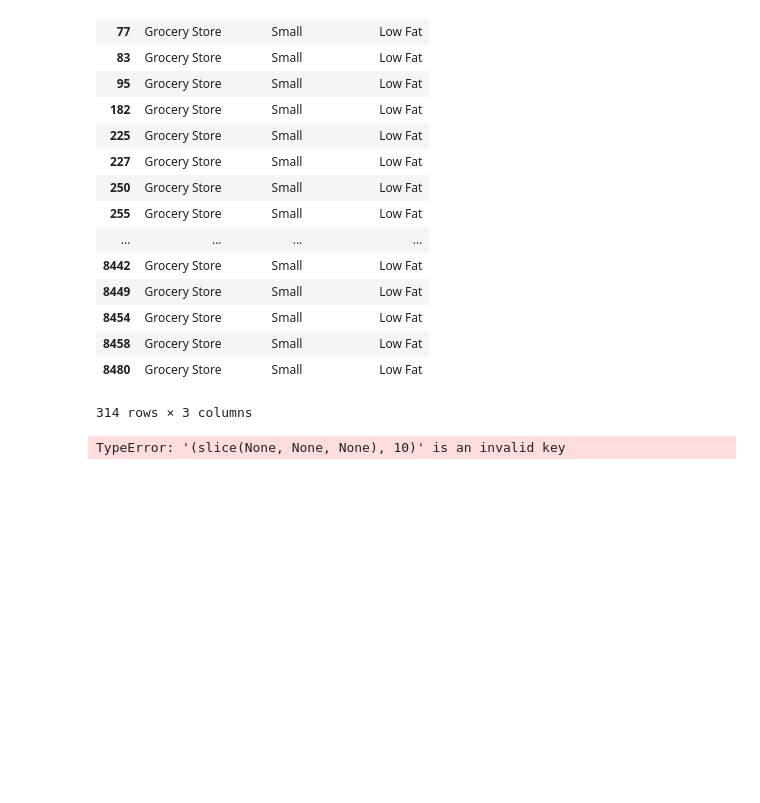
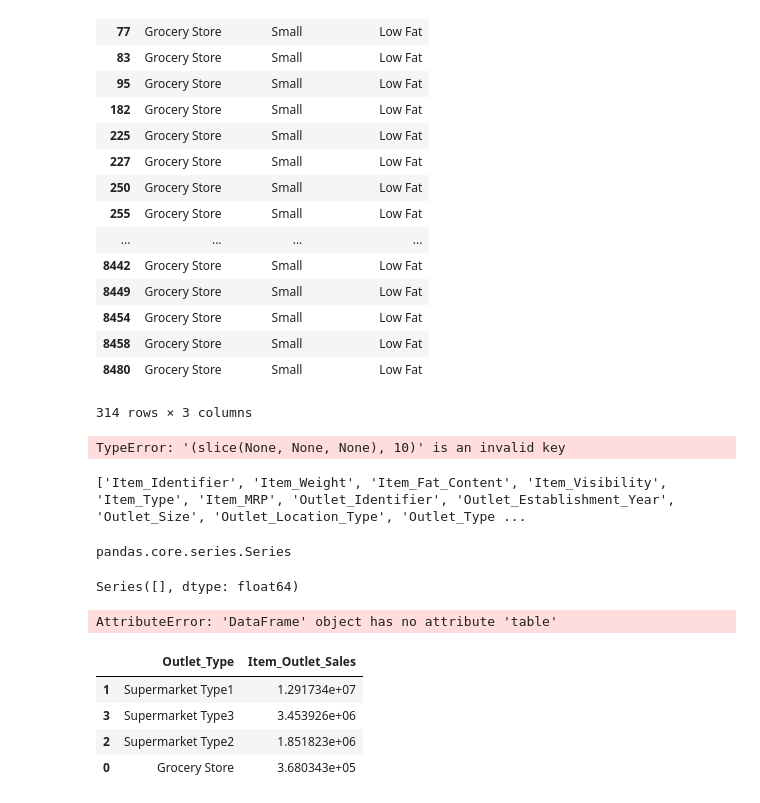
Before and after one commit to sagarnil1989/JigsawRepository, a Jupyter notebook: Python for Data Science and Machine Learning/Data Manipulation With Pandas/Code Snippets - Data Manipulation with Pandas/Assignment/Untitled.ipynb, the cells around one changed output. Cells and saved outputs as stored; diff of their text form; code cells hidden in the pictures; blank space fills up the shorter version.

```diff
--- a/Python for Data Science and Machine Learning/Data Manipulation With Pandas/Code Snippets - Data Manipulation with Pandas/Assignment/Untitled.ipynb
+++ b/Python for Data Science and Machine Learning/Data Manipulation With Pandas/Code Snippets - Data Manipulation with Pandas/Assignment/Untitled.ipynb
@@ -51,3 +51,32 @@ data.loc[(data["Outlet_Type"]=="Grocery Store") & (data["Outlet_Size"]=="Small")
 data.iloc[(data[:,10]=="Grocery Store") & (data[:,1]=="Small") & (data[:,2]=="Low Fat"), ["Outlet_Type","Outlet_Size","Item_Fat_Content"]]
 # %% [output]
 TypeError: '(slice(None, None, None), 10)' is an invalid key
+# %%
+
+data=data.query("Outlet_Type=='Grocery Store' & Outlet_Size=='Small'&Item_Fat_Content=='Low Fat'")[["Outlet_Type","Outlet_Size","Item_Fat_Content"]]
+# %%
+print(data.columns.tolist())
+# %% [output]
+['Item_Identifier', 'Item_Weight', 'Item_Fat_Content', 'Item_Visibility', 'Item_Type', 'Item_MRP', 'Outlet_Identifier', 'Outlet_Establishment_Year', 'Outlet_Size', 'Outlet_Location_Type', 'Outlet_Type ...
+# %%
+type(data.sum())
+# %% [output]
+pandas.core.series.Series
+# %%
+data.mean()
+# %% [output]
+Series([], dtype: float64)
+# %%
+
+data.table()
+data.mean()
+# %% [output]
+AttributeError: 'DataFrame' object has no attribute 'table'
+# %%
+data.groupby("Outlet_Type",as_index=False).agg({"Item_Outlet_Sales":sum} ).sort_values("Item_Outlet_Sales",ascending=False)
+# %% [output]
+|  | Outlet_Type | Item_Outlet_Sales |
+| 1 | Supermarket Type1 | 1.291734e+07 |
+| 3 | Supermarket Type3 | 3.453926e+06 |
+| 2 | Supermarket Type2 | 1.851823e+06 |
+| 0 | Grocery Store | 3.680343e+05 |
```
Also changed, not shown: parts of 9 cells of this notebook, 13 other files.
